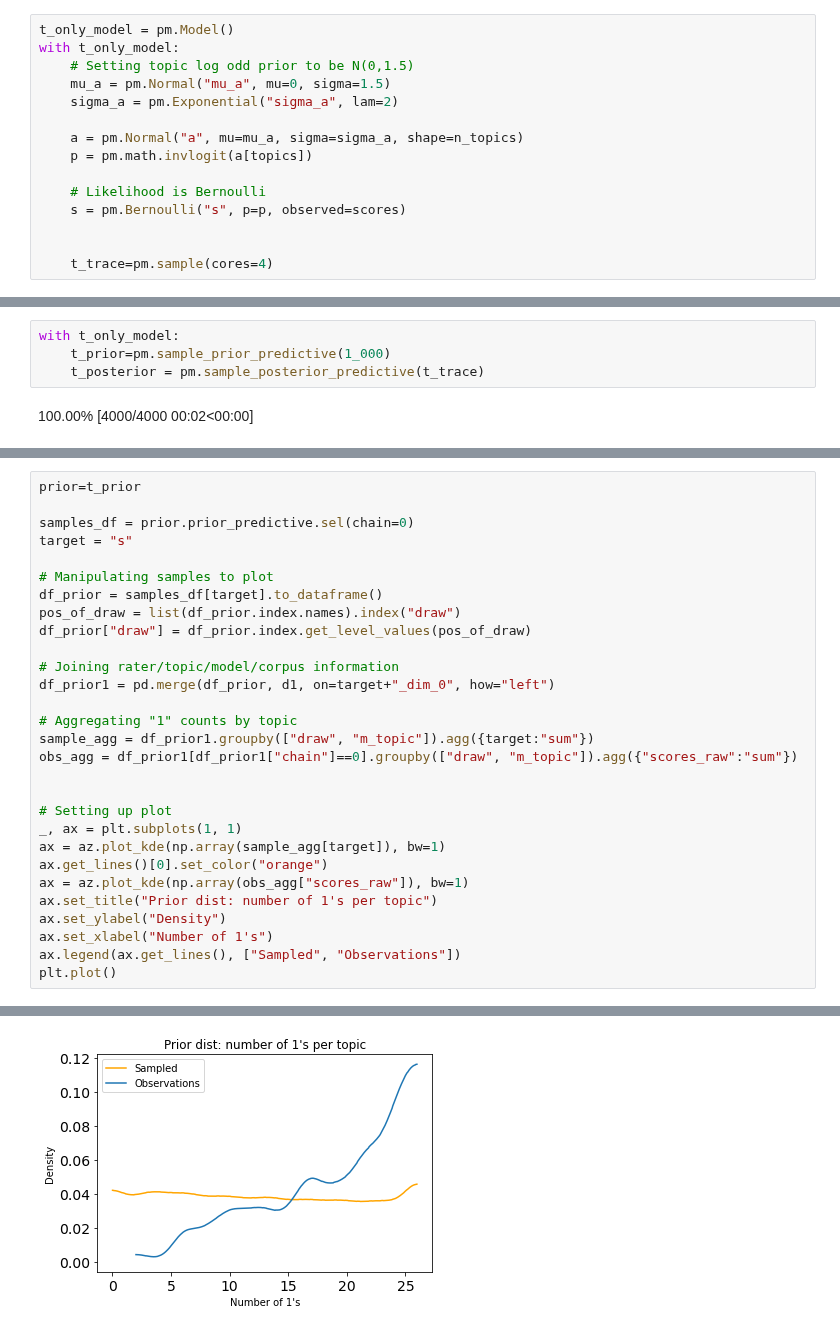
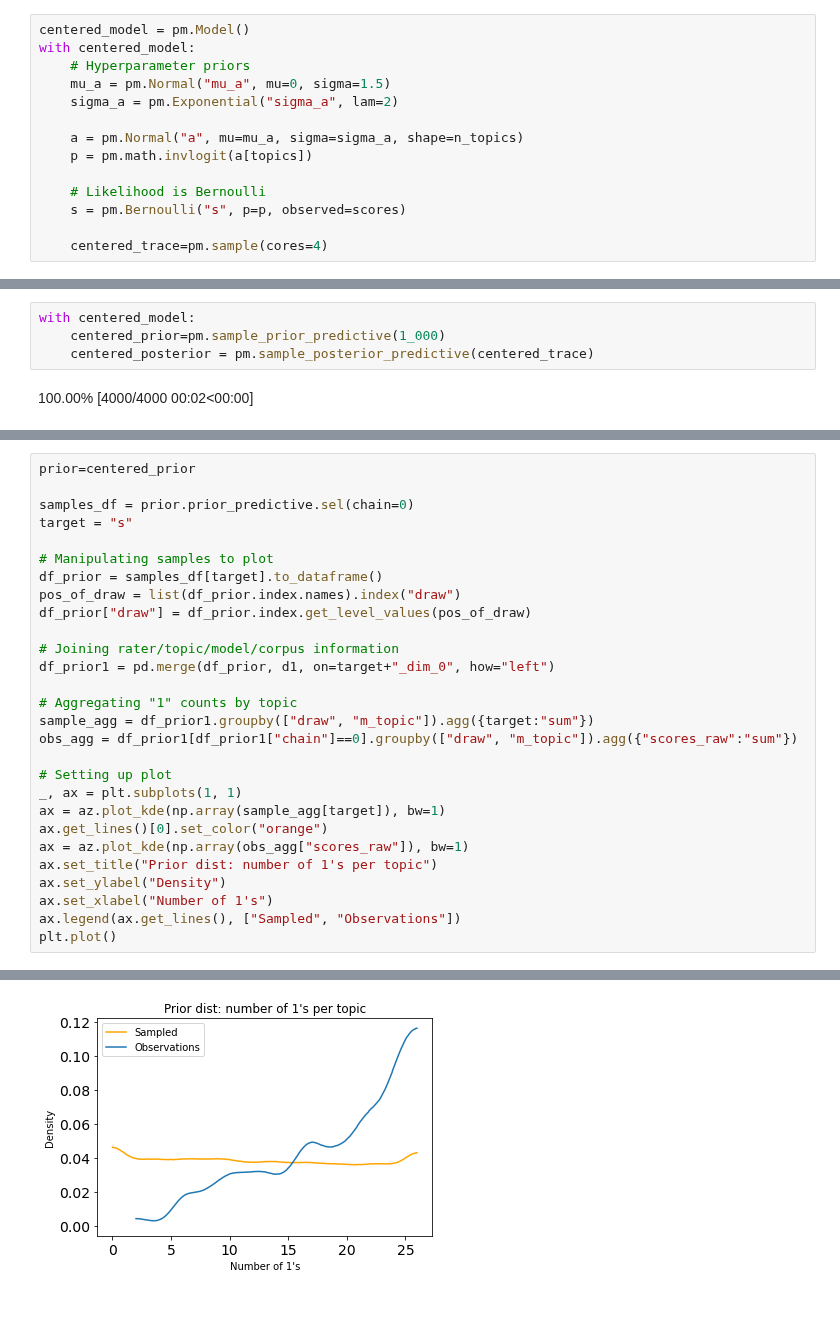
Before and after one commit to imrogerjiang/bayesian-inference-topic-measures, a Jupyter notebook: Centered vs non-centered models.ipynb, the cells around one changed output, grey strips where cells are left out. Saved outputs shown, nothing was run; the diff lists cells and outputs as text.

```diff
--- a/Centered vs non-centered models.ipynb
+++ b/Centered vs non-centered models.ipynb
@@ -35,9 +35,9 @@ topics = np.array(d1["m_topic"])
 n_topics = d1["m_topic"].nunique()
 scores = np.array(d1["scores_raw"])
 # %%
-t_only_model = pm.Model()
-with t_only_model:
-    # Setting topic log odd prior to be N(0,1.5)
+centered_model = pm.Model()
+with centered_model:
+    # Hyperparameter priors
     mu_a = pm.Normal("mu_a", mu=0, sigma=1.5)
     sigma_a = pm.Exponential("sigma_a", lam=2)
 
@@ -47,8 +47,7 @@ with t_only_model:
     # Likelihood is Bernoulli
     s = pm.Bernoulli("s", p=p, observed=scores)
 
-
-    t_trace=pm.sample(cores=4)
+    centered_trace=pm.sample(cores=4)
 # %% [output]
 Auto-assigning NUTS sampler...
 Initializing NUTS using jitter+adapt_diag...
@@ -59,6 +58,6 @@ Sampling 4 chains for 1_000 tune and 1_000 draw iterations (4_000 + 4_000 draws
 # %%
-with t_only_model:
-    t_prior=pm.sample_prior_predictive(1_000)
-    t_posterior = pm.sample_posterior_predictive(t_trace)
+with centered_model:
+    centered_prior=pm.sample_prior_predictive(1_000)
+    centered_posterior = pm.sample_posterior_predictive(centered_trace)
 # %% [output]
 100.00% [4000/4000 00:02<00:00]
@@ -65,32 +92,31 @@ with t_only_model:
 # %%
-prior=t_prior
+prior=centered_prior
 
 samples_df = prior.prior_predictive.sel(chain=0)
 target = "s"
 
 # Manipulating samples to plot
 df_prior = samples_df[target].to_dataframe()
 pos_of_draw = list(df_prior.index.names).index("draw")
 df_prior["draw"] = df_prior.index.get_level_values(pos_of_draw)
 
 # Joining rater/topic/model/corpus information
 df_prior1 = pd.merge(df_prior, d1, on=target+"_dim_0", how="left")
 
 # Aggregating "1" counts by topic
 sample_agg = df_prior1.groupby(["draw", "m_topic"]).agg({target:"sum"})
 obs_agg = df_prior1[df_prior1["chain"]==0].groupby(["draw", "m_topic"]).agg({"scores_raw":"sum"})
 
-
 # Setting up plot
 _, ax = plt.subplots(1, 1)
 ax = az.plot_kde(np.array(sample_agg[target]), bw=1)
 ax.get_lines()[0].set_color("orange")
 ax = az.plot_kde(np.array(obs_agg["scores_raw"]), bw=1)
 ax.set_title("Prior dist: number of 1's per topic")
 ax.set_ylabel("Density")
 ax.set_xlabel("Number of 1's")
 ax.legend(ax.get_lines(), ["Sampled", "Observations"])
 plt.plot()
 # %% [output]
 []
-[figure, old version]
+[figure, new version]
```
Also changed, not shown: parts of 9 cells of this notebook.
